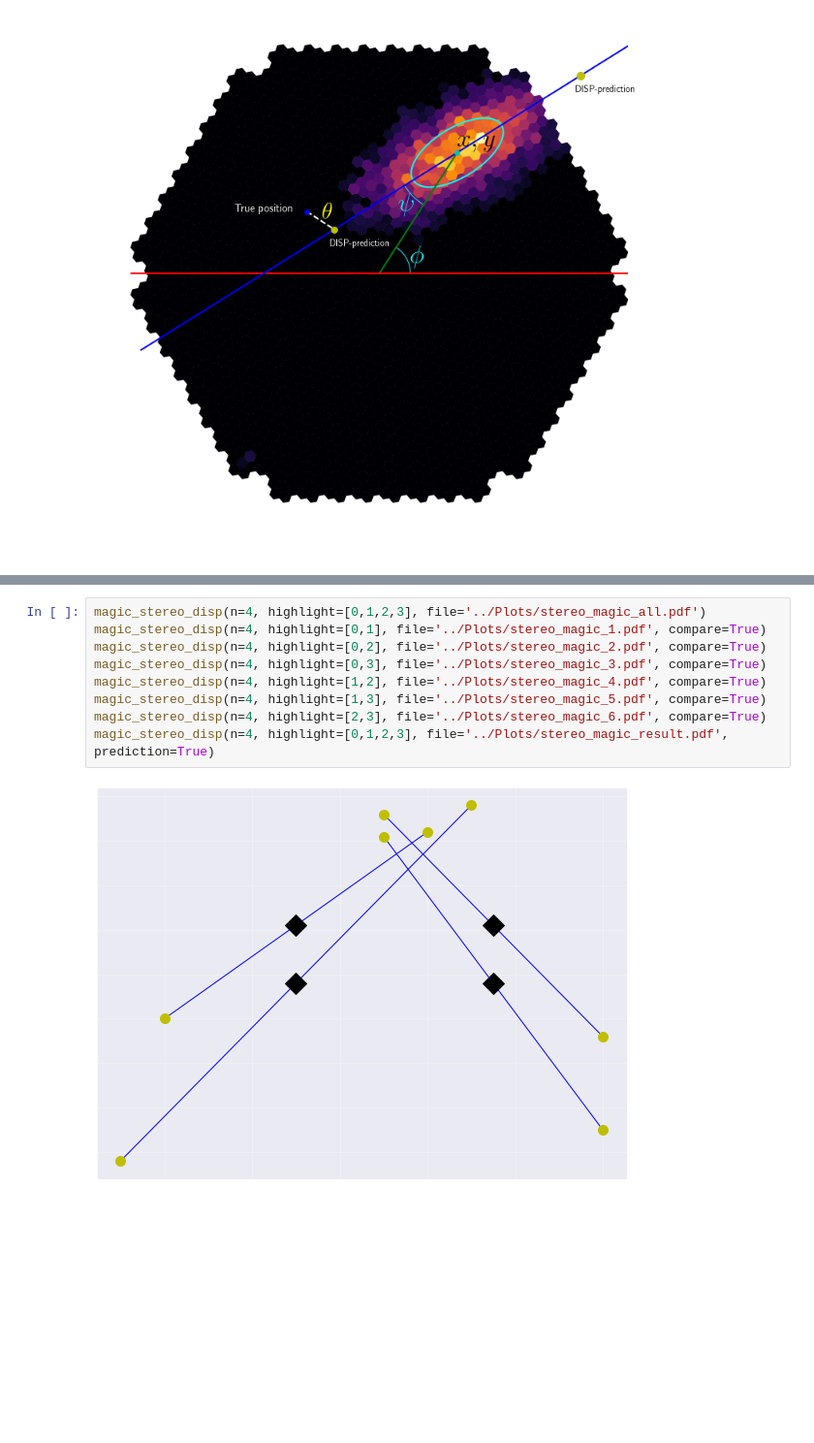
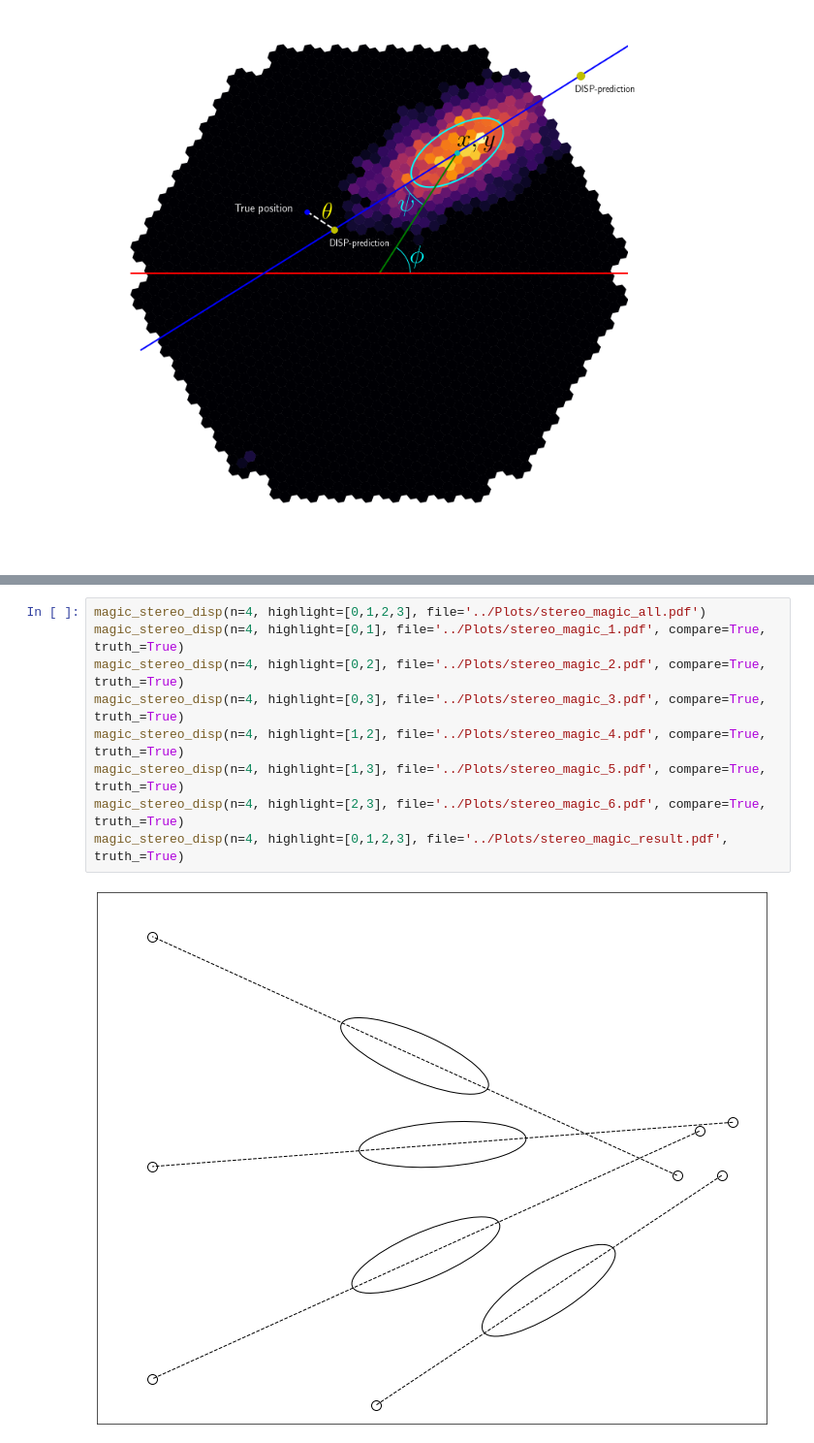
Before and after one commit to LukasNickel/thesis, a Jupyter notebook: thesis/plot_scripts/reco_plots.ipynb, the cells around one changed output, grey strips where cells are left out. Shown at 97% size. Drawn from its saved outputs; the diff is of its cells as text; blank space fills up the shorter version.

Commit message:
Adapted the stereo disp plots to make them easier to understand and be more in line with the magic plots i use

```diff
--- a/thesis/plot_scripts/reco_plots.ipynb
+++ b/thesis/plot_scripts/reco_plots.ipynb
@@ -253,11 +309,11 @@ def magic_stereo_disp(n=2, highlight=[], file=None, compare=False, prediction=Fa
 # %%
 magic_stereo_disp(n=4, highlight=[0,1,2,3], file='../Plots/stereo_magic_all.pdf')
-magic_stereo_disp(n=4, highlight=[0,1], file='../Plots/stereo_magic_1.pdf', compare=True)
-magic_stereo_disp(n=4, highlight=[0,2], file='../Plots/stereo_magic_2.pdf', compare=True)
-magic_stereo_disp(n=4, highlight=[0,3], file='../Plots/stereo_magic_3.pdf', compare=True)
-magic_stereo_disp(n=4, highlight=[1,2], file='../Plots/stereo_magic_4.pdf', compare=True)
-magic_stereo_disp(n=4, highlight=[1,3], file='../Plots/stereo_magic_5.pdf', compare=True)
-magic_stereo_disp(n=4, highlight=[2,3], file='../Plots/stereo_magic_6.pdf', compare=True)
-magic_stereo_disp(n=4, highlight=[0,1,2,3], file='../Plots/stereo_magic_result.pdf', prediction=True)
+magic_stereo_disp(n=4, highlight=[0,1], file='../Plots/stereo_magic_1.pdf', compare=True, truth_=True)
+magic_stereo_disp(n=4, highlight=[0,2], file='../Plots/stereo_magic_2.pdf', compare=True, truth_=True)
+magic_stereo_disp(n=4, highlight=[0,3], file='../Plots/stereo_magic_3.pdf', compare=True, truth_=True)
+magic_stereo_disp(n=4, highlight=[1,2], file='../Plots/stereo_magic_4.pdf', compare=True, truth_=True)
+magic_stereo_disp(n=4, highlight=[1,3], file='../Plots/stereo_magic_5.pdf', compare=True, truth_=True)
+magic_stereo_disp(n=4, highlight=[2,3], file='../Plots/stereo_magic_6.pdf', compare=True, truth_=True)
+magic_stereo_disp(n=4, highlight=[0,1,2,3], file='../Plots/stereo_magic_result.pdf', truth_=True)
 # %% [output]
-[figure, old version]
+[figure, new version]
```
Also changed, not shown: parts of 4 cells of this notebook, 8 other files.
